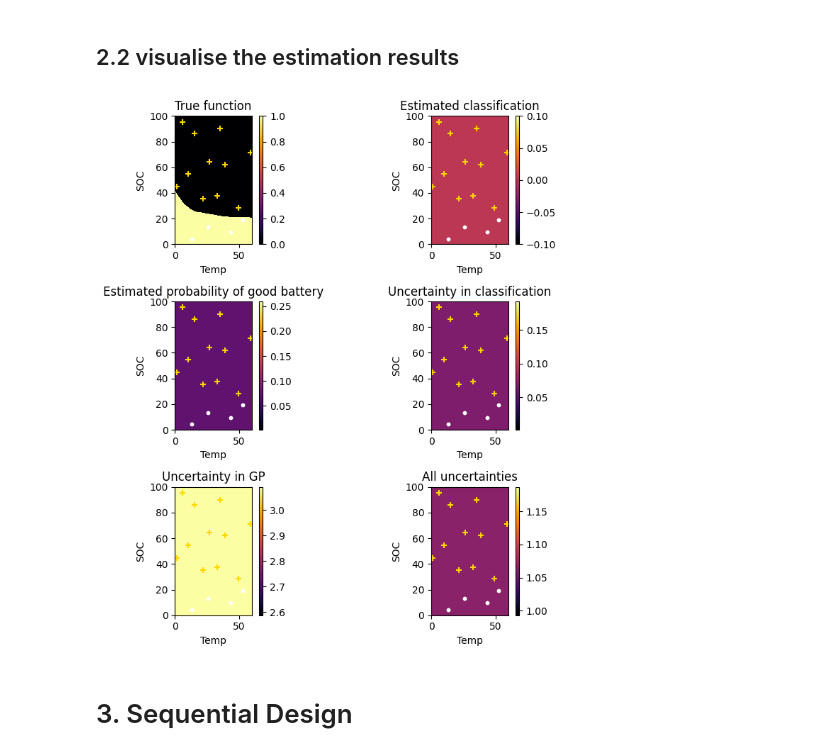
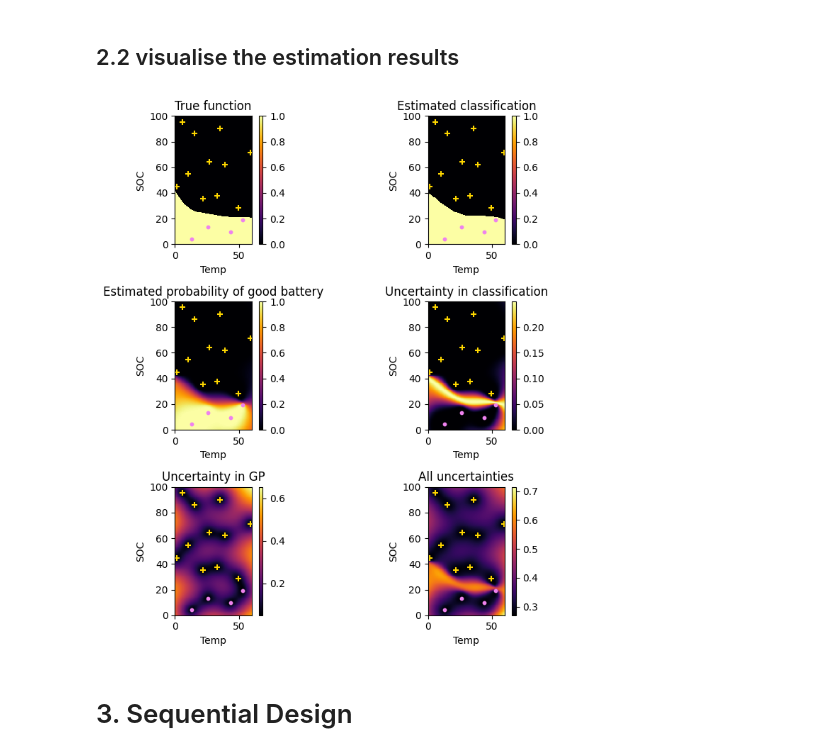
Before and after one commit to ma921/Battery-Experimental-Design, a Jupyter notebook: Tutorial 1. Sequential Experimental Design.ipynb, the cells around one changed output. Saved outputs shown, nothing was run; the diff lists cells and outputs as text; code cells hidden in the pictures.

Commit message:
Update Tut 1 to standarized and normalized

```diff
--- a/Tutorial 1. Sequential Experimental Design.ipynb
+++ b/Tutorial 1. Sequential Experimental Design.ipynb
@@ -93,7 +95,7 @@ def plot_function(data, ax):
 
 def plot_white(X, ax):
     X = tm.numpy(X) # transform to numpy
-    ax.scatter(X[:,1], X[:,0], s=10, color="white")
+    ax.scatter(X[:,1], X[:,0], s=10, color="violet")
 
 def plot_gold(X, ax):
     X = tm.numpy(X) # transform to numpy
@@ -129,24 +149,36 @@ torch.random.manual_seed(seed)
 
 X = prior.sample(n_initial)
 Y = lifetime_function(X) - threshold_lifetime
-model = setting_GP_model(X, Y)
+
+X_scaler = StandardScaler()
+Y_scaler = StandardScaler()
+
+X_standardized = torch.tensor(X_scaler.fit_transform(X), dtype=torch.double)
+Y_normalized = torch.tensor(Y_scaler.fit_transform(Y), dtype=torch.double)
+
+
+
+model = setting_GP_model(X_standardized, Y_normalized)
 # %% [markdown]
 ## 2.2 visualise the estimation results
 # %%
-def visualize_model(X, Y, model, X_new=None):
+def visualize_model(X, Y, model, X_new=None,):
     n_rows = 3
     n_cols = 2
     fig, axes = plt.subplots(n_rows,n_cols, tight_layout=True, figsize=(8,8))
 
     Xgrid = get_plotting_domain()
-    Ygrid = lifetime_function(Xgrid)
 
-    plot_function(Ygrid > threshold_lifetime, axes[0,0])
+    Ygrid = lifetime_function(Xgrid) - threshold_lifetime
+
+    plot_function(Ygrid>0, axes[0,0])
     plot_white(X[Y.squeeze() > 0], axes[0,0])
     plot_gold(X[Y.squeeze() < 0], axes[0,0])
     axes[0,0].set_title("True function")
 
-    prob, var, stddev = prediction(model, Xgrid)
+    prob, var, stddev = prediction(model, Xgrid)#, X_mean, X_std, Y_mean, Y_std)
+
+    #mean_original = mean * Y_std + Y_mean
 
     plot_function(prob > 0.5, axes[0,1])
     plot_white(X[Y.squeeze() > 0], axes[0,1])
@@ -156,34 +188,34 @@ def visualize_model(X, Y, model, X_new=None):
     plot_function(prob, axes[1,0])
     plot_white(X[Y.squeeze() > 0], axes[1,0])
     plot_gold(X[Y.squeeze() < 0], axes[1,0])
     axes[1,0].set_title("Estimated probability of good battery")
 
     plot_function(var, axes[1,1])
     plot_white(X[Y.squeeze() > 0], axes[1,1])
     plot_gold(X[Y.squeeze() < 0], axes[1,1])
     axes[1,1].set_title("Uncertainty in classification")
 
     plot_function(stddev, axes[2,0])
     plot_white(X[Y.squeeze() > 0], axes[2,0])
     plot_gold(X[Y.squeeze() < 0], axes[2,0])
     axes[2,0].set_title("Uncertainty in GP")
 
     plot_function(torch.distributions.Normal(0,1).cdf(stddev).pow(2) + var, axes[2,1])
     plot_white(X[Y.squeeze() > 0], axes[2,1])
     plot_gold(X[Y.squeeze() < 0], axes[2,1])
     axes[2,1].set_title("All uncertainties")
 
     if X_new is not None:
         for row in range(n_rows):
             for col in range(n_cols):
                 plot_red(X_new, axes[row, col])
 
 
     plt.show()
 
 visualize_model(X, Y, model)
 # %% [output]
-[figure, old version]
+[figure, new version]
 # %% [markdown]
 # 3. Sequential Design
 # %%
```
Also changed, not shown: parts of 4 cells of this notebook.
